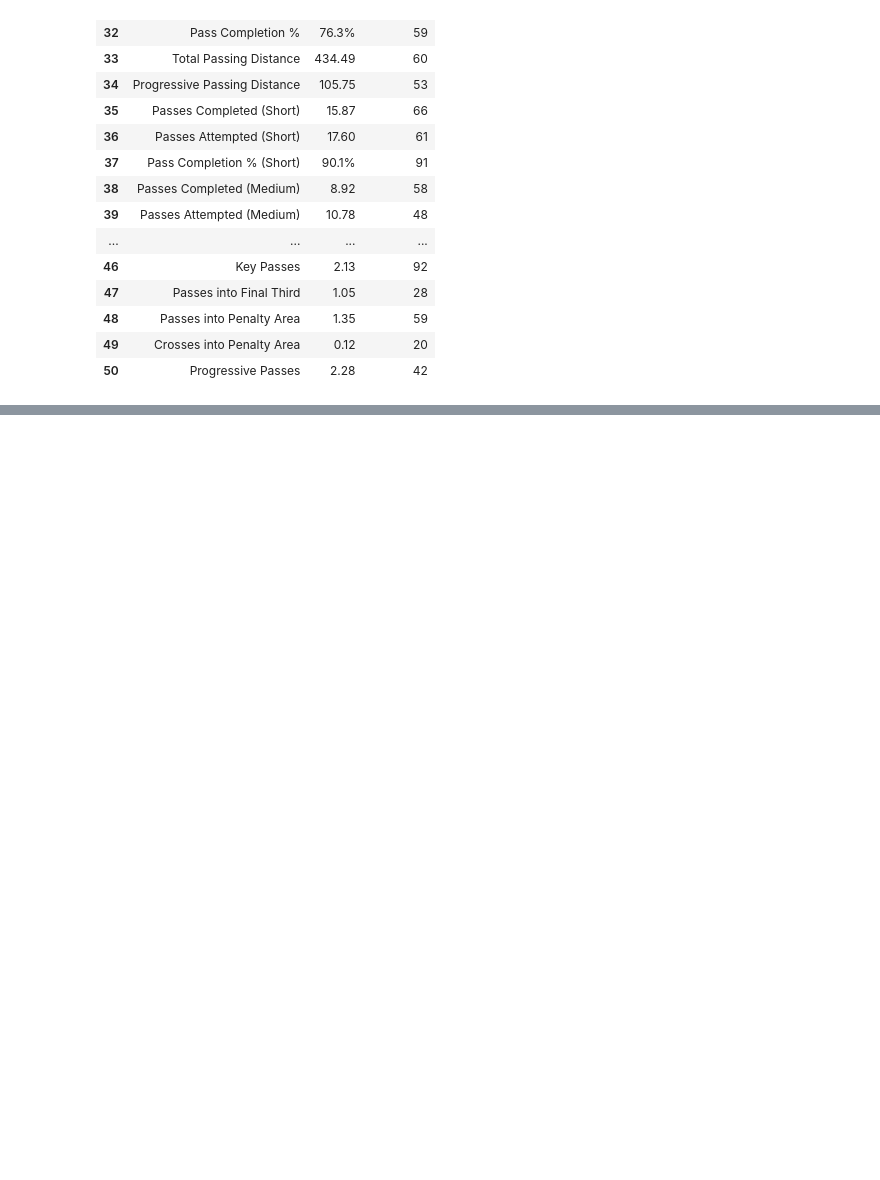
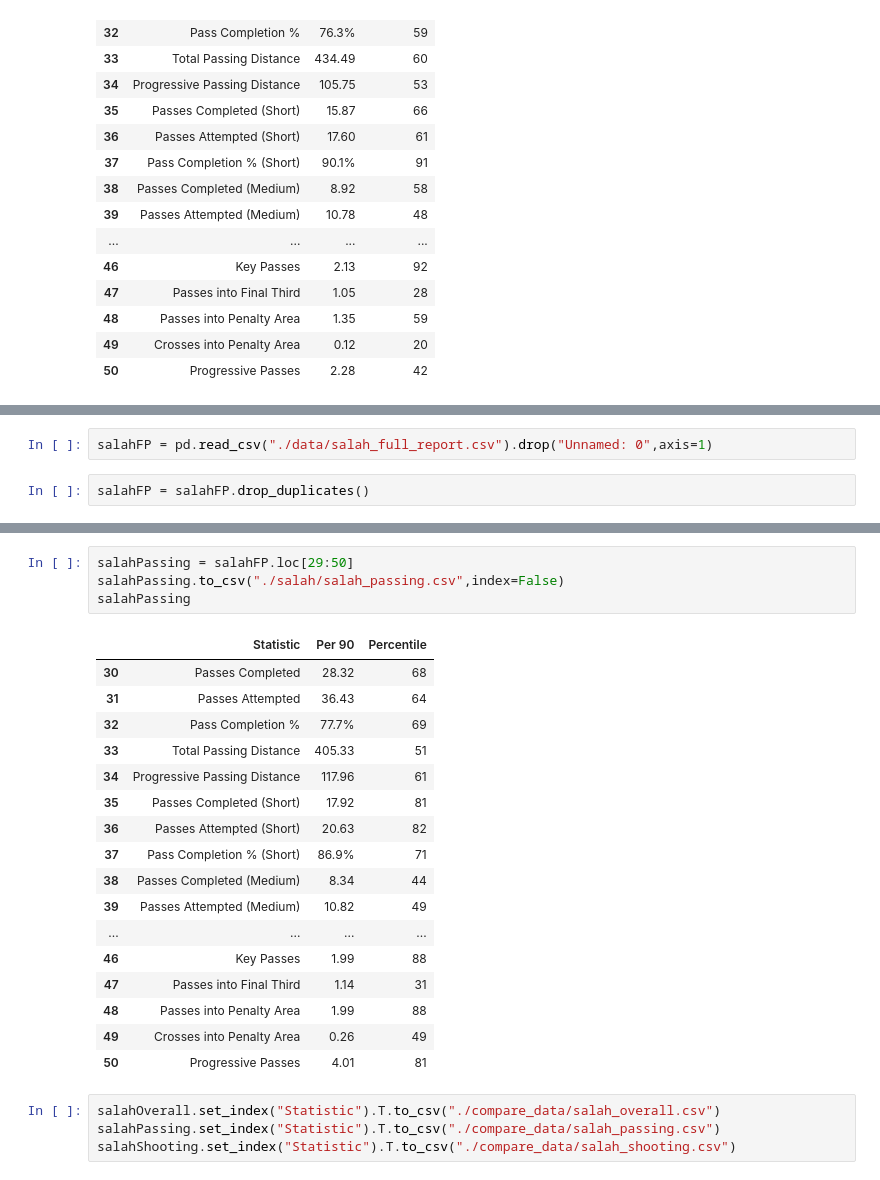
Before and after one commit to gautam7-github/FbRef-Son-v-Salah, a Jupyter notebook: clean.ipynb, the cells around one changed output, grey strips where cells are left out. Cells and saved outputs as stored; diff of their text form; blank space fills up the shorter version.

Commit message:
data fully prepared for comps

```diff
--- a/clean.ipynb
+++ b/clean.ipynb
@@ -84,0 +93,4 @@ sonPassing
+# %%
+salahFP = pd.read_csv("./data/salah_full_report.csv").drop("Unnamed: 0",axis=1)
+# %%
+salahFP = salahFP.drop_duplicates()
@@ -84,0 +167,26 @@ sonPassing
+# %%
+salahPassing = salahFP.loc[29:50]
+salahPassing.to_csv("./salah/salah_passing.csv",index=False)
+salahPassing
+# %% [output]
+|  | Statistic | Per 90 | Percentile |
+| 30 | Passes Completed | 28.32 | 68 |
+| 31 | Passes Attempted | 36.43 | 64 |
+| 32 | Pass Completion % | 77.7% | 69 |
+| 33 | Total Passing Distance | 405.33 | 51 |
+| 34 | Progressive Passing Distance | 117.96 | 61 |
+| 35 | Passes Completed (Short) | 17.92 | 81 |
+| 36 | Passes Attempted (Short) | 20.63 | 82 |
+| 37 | Pass Completion % (Short) | 86.9% | 71 |
+| 38 | Passes Completed (Medium) | 8.34 | 44 |
+| 39 | Passes Attempted (Medium) | 10.82 | 49 |
+| ... | ... | ... | ... |
+| 46 | Key Passes | 1.99 | 88 |
+| 47 | Passes into Final Third | 1.14 | 31 |
+| 48 | Passes into Penalty Area | 1.99 | 88 |
+| 49 | Crosses into Penalty Area | 0.26 | 49 |
+| 50 | Progressive Passes | 4.01 | 81 |
+# %%
+salahOverall.set_index("Statistic").T.to_csv("./compare_data/salah_overall.csv")
+salahPassing.set_index("Statistic").T.to_csv("./compare_data/salah_passing.csv")
+salahShooting.set_index("Statistic").T.to_csv("./compare_data/salah_shooting.csv")
```
Also changed, not shown: parts of 7 cells of this notebook, 10 other files.
